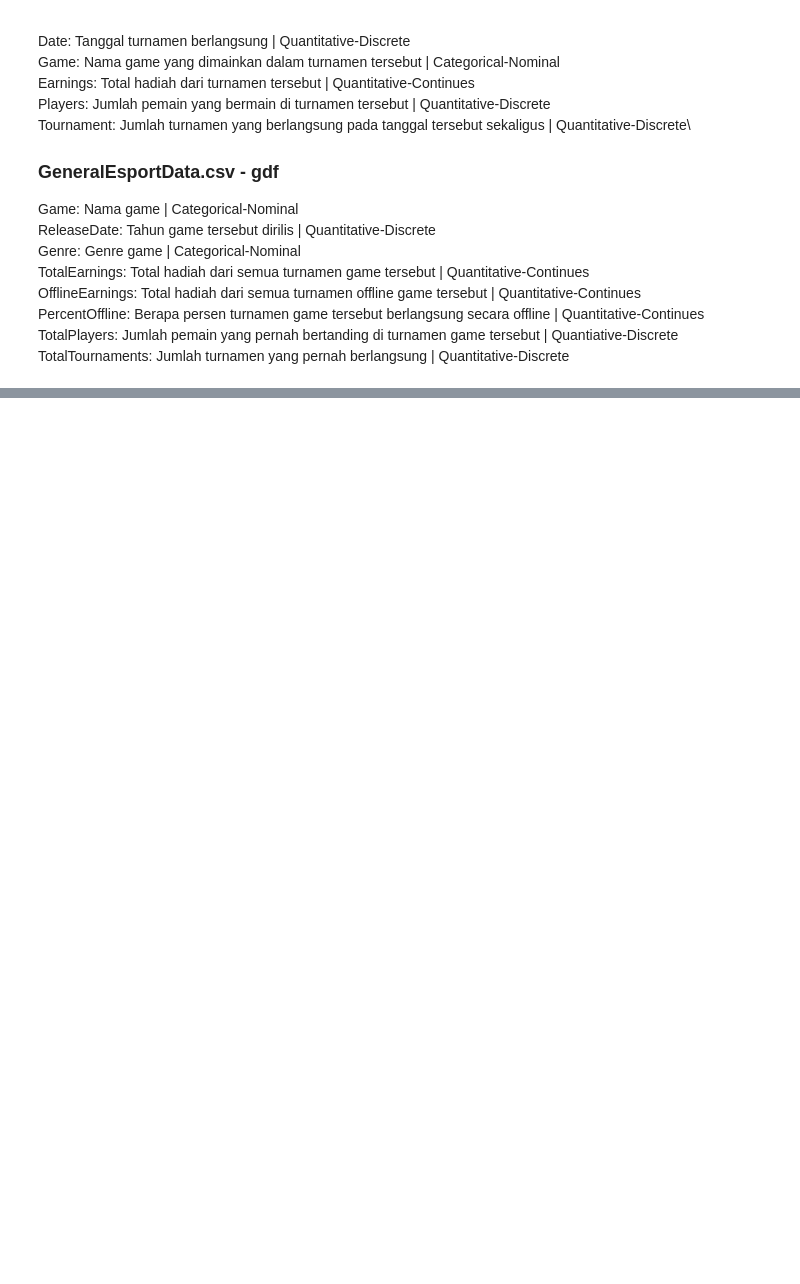
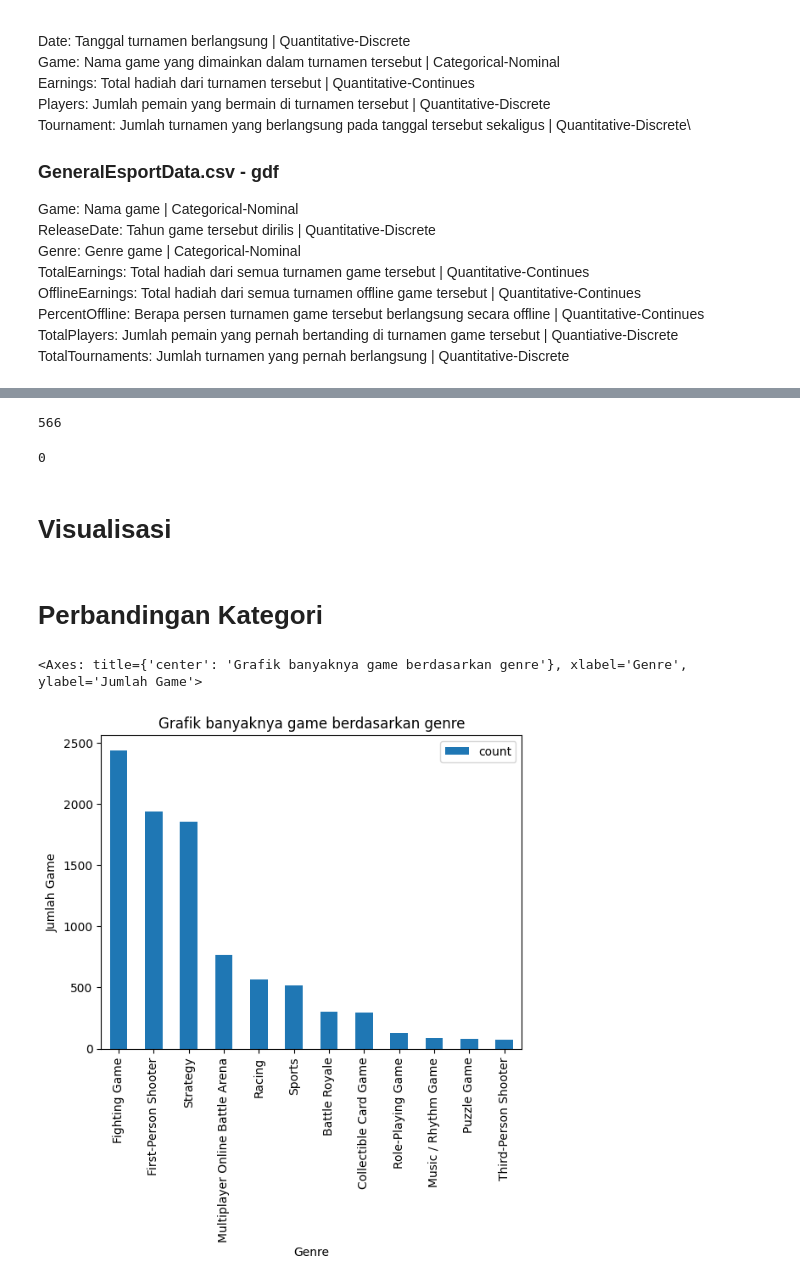
Before and after one commit to VicoSilalahi/Tubes-KU1102-K19-2, a Jupyter notebook: Tubes-2/main.ipynb, the cells around one changed output, grey strips where cells are left out. Saved outputs shown, nothing was run; the diff lists cells and outputs as text; code cells hidden in the pictures; blank space fills up the shorter version.

Commit message:
Updated, Combined Work from Others, extra files soon to be deleted

```diff
--- a/Tubes-2/main.ipynb
+++ b/Tubes-2/main.ipynb
@@ -12,0 +67,3 @@ gdf= pd.read_csv('dataset/GeneralEsportData.csv')
+# %%
+gdf = gdf.drop(gdf[gdf["TotalPlayers"] == 0].index)
+gdf.loc[gdf["TotalPlayers"] == 0].value_counts()
@@ -12,0 +72,3 @@ gdf= pd.read_csv('dataset/GeneralEsportData.csv')
+# %%
+hdf = hdf.drop(hdf[hdf["Players"] == 0].index)
+gdf.loc[gdf["TotalPlayers"] == 0].value_counts()
@@ -86,0 +181,5 @@ hdf_g.head()
+# %%
+hdf_g['Date'] = pd.to_datetime(hdf_g['Date'])
+
+# Extract the year from the 'Date' column
+hdf_g['Year'] = hdf_g['Date'].dt.year
@@ -86,0 +310,31 @@ hdf_g.head()
+# %%
+gdf['Game'].nunique()
+# %% [output]
+566
+# %%
+gdf['Game'].isnull().sum()
+# %% [output]
+0
+# %% [markdown]
+# Visualisasi
+# %%
+hdf_g['Date'] = pd.to_datetime(hdf_g['Date'])
+
+# Extract the year from the 'Date' column
+hdf_g['Year'] = hdf_g['Date'].dt.year
+
+hdfbersih = hdf_g[hdf_g[["Earnings","Players"]].notnull().all(1)]
+hdfbersih[["Earnings","Players"]] = hdfbersih[["Earnings","Players"]].abs()
+
+gdfbersih = gdf[gdf[["TotalEarnings", "OfflineEarnings", "PercentOffline", "TotalPlayers", "TotalTournaments"]].notnull().all(1)]
+gdfbersih[["TotalEarnings", "OfflineEarnings", "PercentOffline", "TotalPlayers", "TotalTournaments"]] = gdfbersih[["TotalEarnings", "OfflineEarnings", "PercentOffline", "TotalPlayers", "TotalTournaments"]].abs()
+# %% [markdown]
+# Perbandingan Kategori
+# %%
+df1 = hdfbersih.groupby(['Genre', 'Game'])['Game'].value_counts()
+df01= hdfbersih["Game"].value_counts()
+genre_counts = hdfbersih['Genre'].value_counts().reset_index()
+genre_counts.plot(kind="bar", x="Genre", title="Grafik banyaknya game berdasarkan genre", xlabel="Genre", ylabel="Jumlah Game")
+# %% [output]
+<Axes: title={'center': 'Grafik banyaknya game berdasarkan genre'}, xlabel='Genre', ylabel='Jumlah Game'>
+[figure, added]
```
Also changed, not shown: parts of 41 cells of this notebook, 3 other files.
